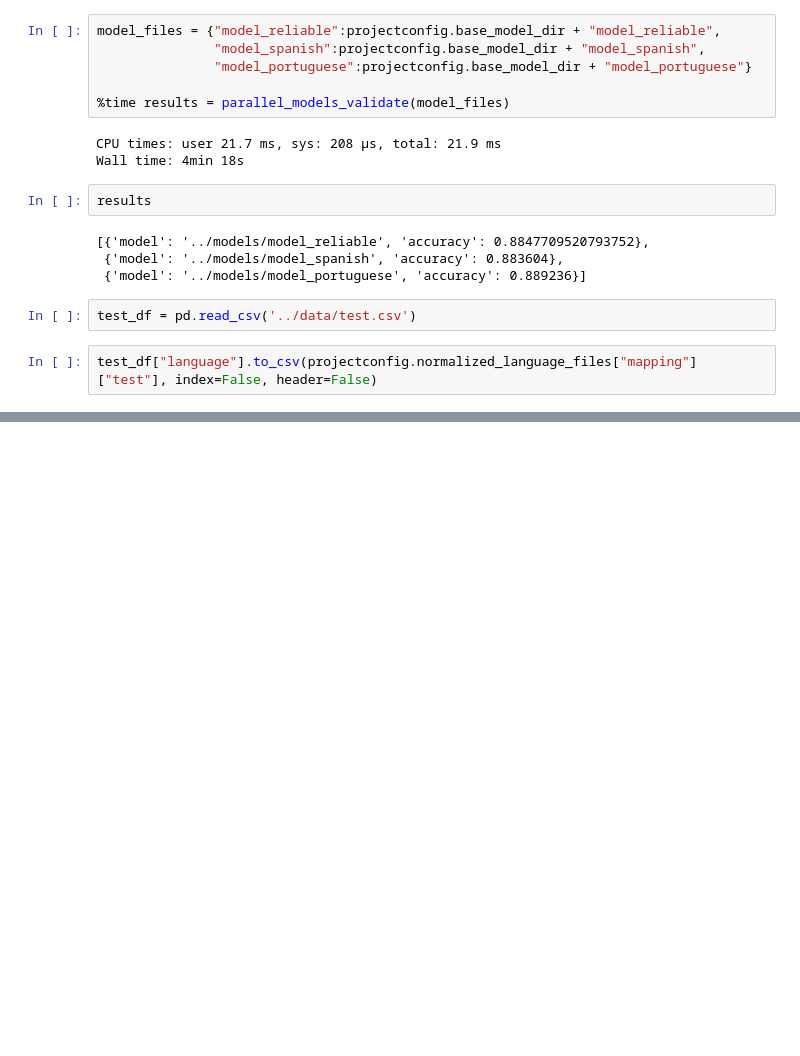
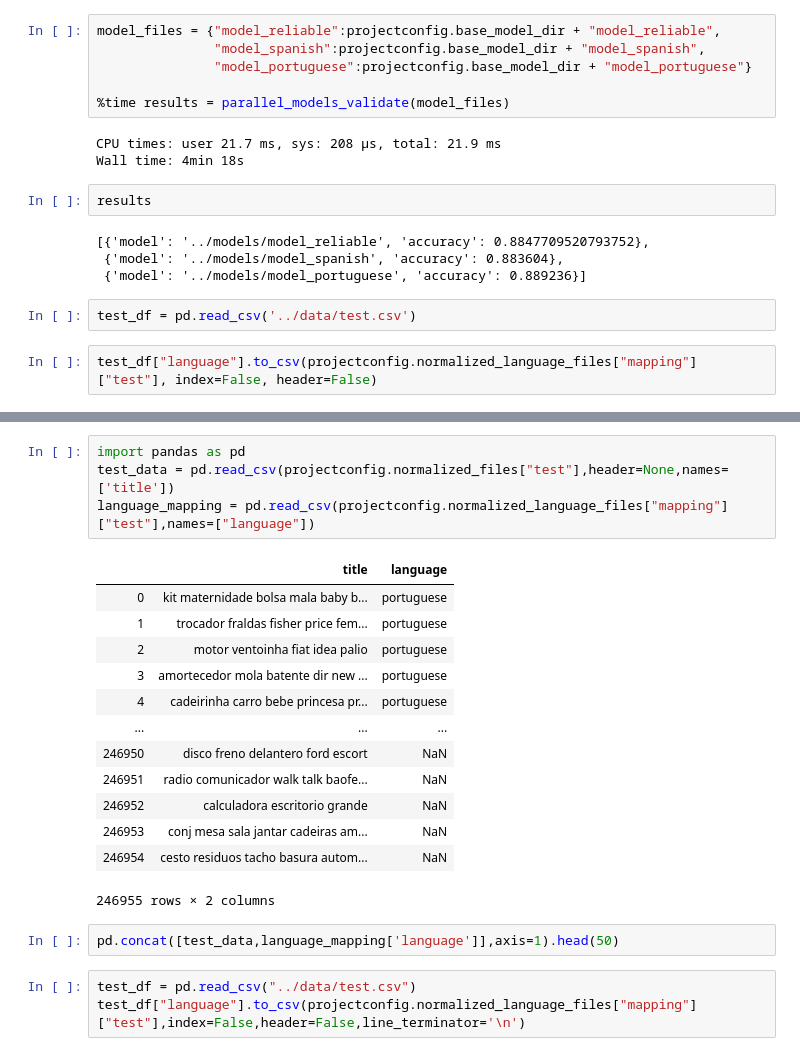
Before and after one commit to camporeale/ml_challenge, a Jupyter notebook: FastText.ipynb, the cells around one changed output, grey strips where cells are left out. Cells and saved outputs as stored; diff of their text form; blank space fills up the shorter version.

```diff
--- a/FastText.ipynb
+++ b/FastText.ipynb
@@ -751,0 +780,23 @@ voted_results[["id","category"]].to_csv("./submissions/submission_ensemble6.csv"
+# %%
+import pandas as pd
+test_data = pd.read_csv(projectconfig.normalized_files["test"],header=None,names=['title'])
+language_mapping = pd.read_csv(projectconfig.normalized_language_files["mapping"]["test"],names=["language"])
+# %% [output]
+|  | title | language |
+| 0 | kit maternidade bolsa mala baby b... | portuguese |
+| 1 | trocador fraldas fisher price fem... | portuguese |
+| 2 | motor ventoinha fiat idea palio | portuguese |
+| 3 | amortecedor mola batente dir new ... | portuguese |
+| 4 | cadeirinha carro bebe princesa pr... | portuguese |
+| ... | ... | ... |
+| 246950 | disco freno delantero ford escort | NaN |
+| 246951 | radio comunicador walk talk baofe... | NaN |
+| 246952 | calculadora escritorio grande | NaN |
+| 246953 | conj mesa sala jantar cadeiras am... | NaN |
+| 246954 | cesto residuos tacho basura autom... | NaN |
+246955 rows × 2 columns
+# %%
+pd.concat([test_data,language_mapping['language']],axis=1).head(50)
+# %%
+test_df = pd.read_csv("../data/test.csv")
+test_df["language"].to_csv(projectconfig.normalized_language_files["mapping"]["test"],index=False,header=False,line_terminator='\n')
```
Also changed, not shown: parts of 24 cells of this notebook, 9 other files.
